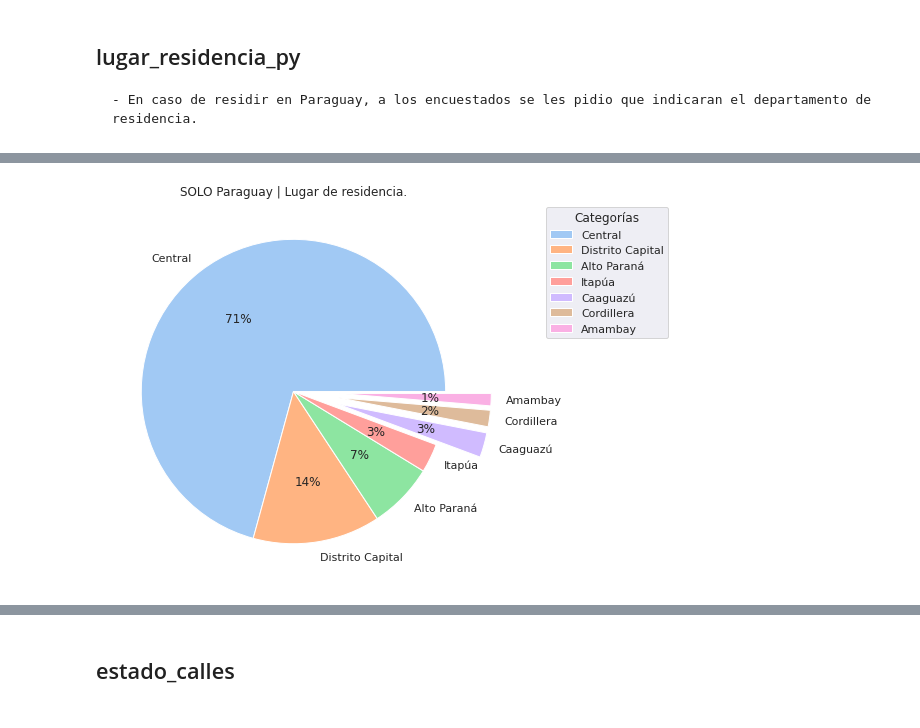
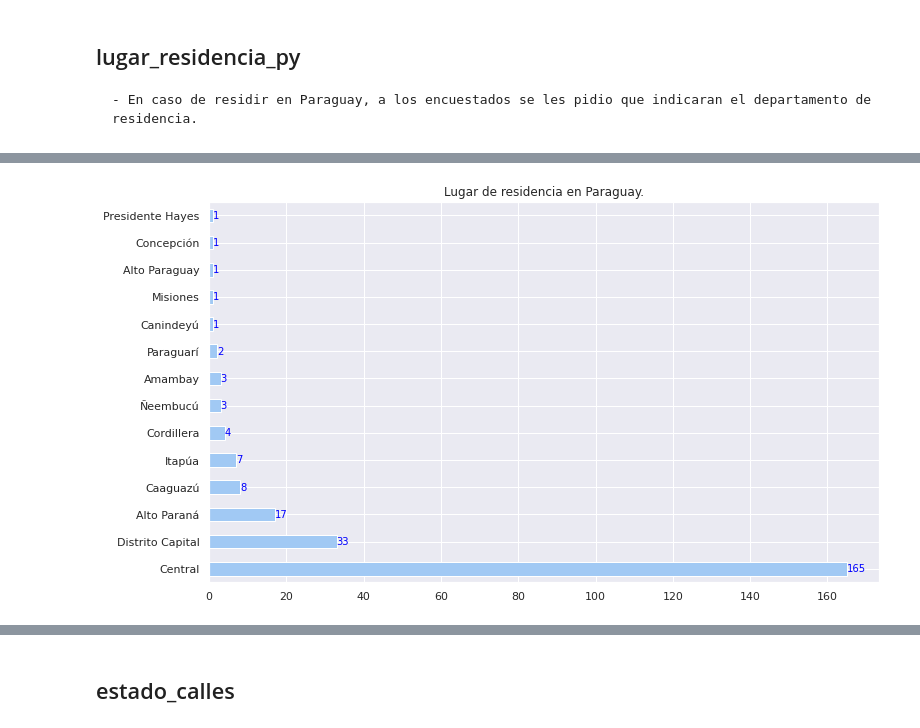
Before and after one commit to TorrezMN/Data_Science, a Jupyter notebook: notebooks/paraguay_only.ipynb, the cells around one changed output, grey strips where cells are left out. Cells and saved outputs as stored; diff of their text form; code cells hidden in the pictures.

Commit message:
ADDED new charts to 'paraguay only' notebook.

```diff
--- a/notebooks/paraguay_only.ipynb
+++ b/notebooks/paraguay_only.ipynb
@@ -39,10 +38,0 @@ cont_per_lr_solo_py = solo_py['lugar_residencia_py'].value_counts(normalize=True
-# %%
-lr_solo_py_plot = cont_norm_lr_solo_py.plot(
-    kind='barh',
-    title=f'SOLO Paraguay | Lugar de residencia.',
-
-)
-
-for k,v in enumerate(cont_norm_lr_solo_py):
-    lr_solo_py_plot.annotate(v,(v,k),  va='center',color='blue',fontsize=10)
-plt.show()
@@ -66,21 +39,17 @@ Name: lugar_residencia_py, dtype: float64
-# %%
-# Solo los mayores al 10%.
-pie_lr_py = cont_per_lr_solo_py[cont_per_lr_solo_py>0.01].plot(
-    kind='pie',
-    title='SOLO Paraguay | Lugar de residencia.',
-    explode = [0,0,0,0,.3,.3,.3],
-    legend=True,
-    autopct='%.0f%%',
-    xlabel='',
-    ylabel=''
-)
-
-sns.move_legend(
-    pie_lr_py,
-    "upper right",
-    bbox_to_anchor=(1.5, 1), title='Categorías')
-
-
-plt.show()
-# %% [output]
-[figure, removed]
+# %%
+lugar_residencia = df['lugar_residencia_py'].value_counts()
+
+lugar_residencia_plot = lugar_residencia.plot(
+    kind='barh',
+    title='Lugar de residencia en Paraguay.',
+)
+
+for k,v in enumerate(lugar_residencia):
+    lugar_residencia_plot.annotate(v,(v,k),
+                                   va='center',
+                                   color='blue',
+                                   fontsize=10)
+
+plt.show()
+# %% [output]
+[figure, added]
```
Also changed, not shown: parts of 33 cells of this notebook, 1 other file.
